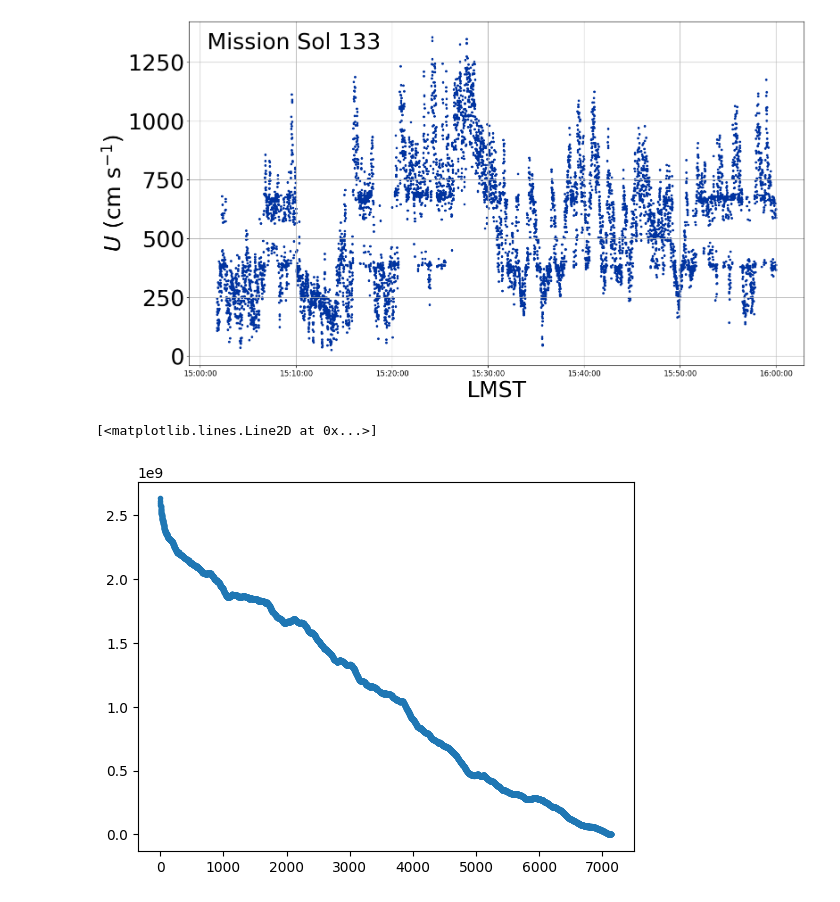
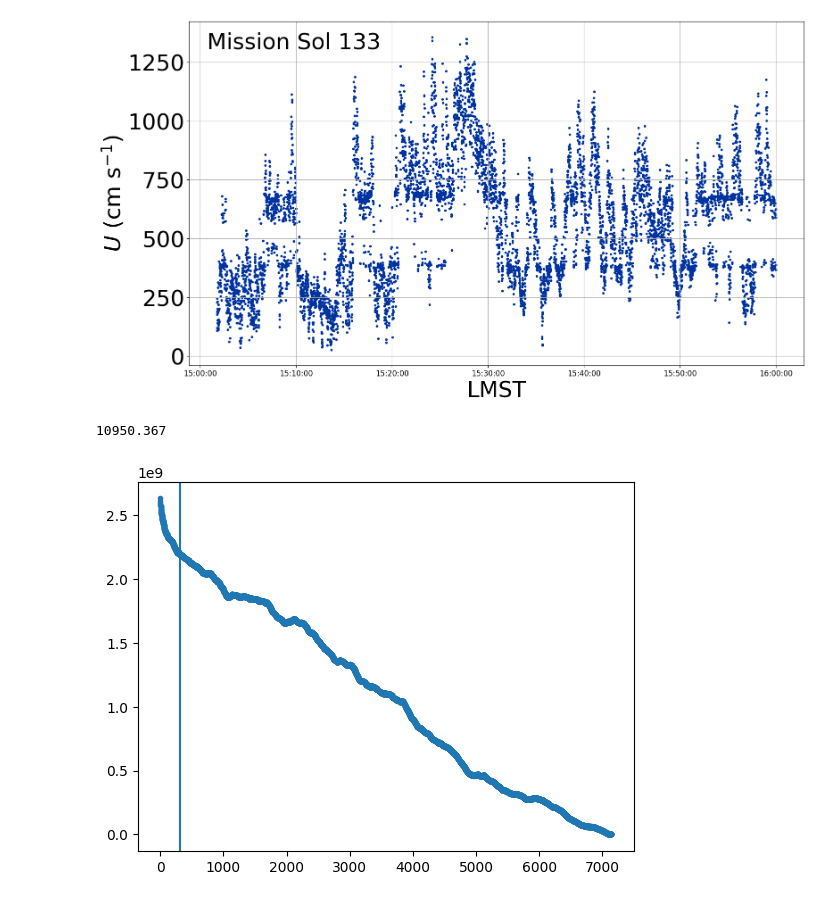
Before and after one commit to BoiseStatePlanetary/Measuring_Wind_with_Ingenuity, a Jupyter notebook: code/Correlation Time of Late Afternoon Winds.ipynb, the cells around one changed output. Saved outputs shown, nothing was run; the diff lists cells and outputs as text; code cells hidden in the pictures.

```diff
--- a/code/Correlation Time of Late Afternoon Winds.ipynb
+++ b/code/Correlation Time of Late Afternoon Winds.ipynb
@@ -48,8 +54,15 @@ Now processing a Header structure: HEADER
 Now processing a Table_Delimited structure: TABLE
 Text(0, 0.5, '$U\\ \\left( {\\rm cm\\ s^{-1}} \\right)$')
 [figure]
-# %%
-plt.plot(autocorr(wind), ls='', marker='.')
-# %% [output]
-[<matplotlib.lines.Line2D at 0x...>]
-[figure, removed]
+# %%
+tau = integrated_time(wind, tol=10)[0]
+plt.plot(autocorr(wind), ls='', marker='.')
+plt.axvline(tau)
+
+time_array = np.array([time[i].minute*60*60 + time[i].minute*60 + time[i].second + time[i].microsecond/1e6
+                       for i in range(len(time))])
+time_array -= np.min(time_array)
+print(time_array[int(np.floor(tau))])
+# %% [output]
+10950.367
+[figure, added]
```
Also changed, not shown: parts of 4 cells of this notebook.
